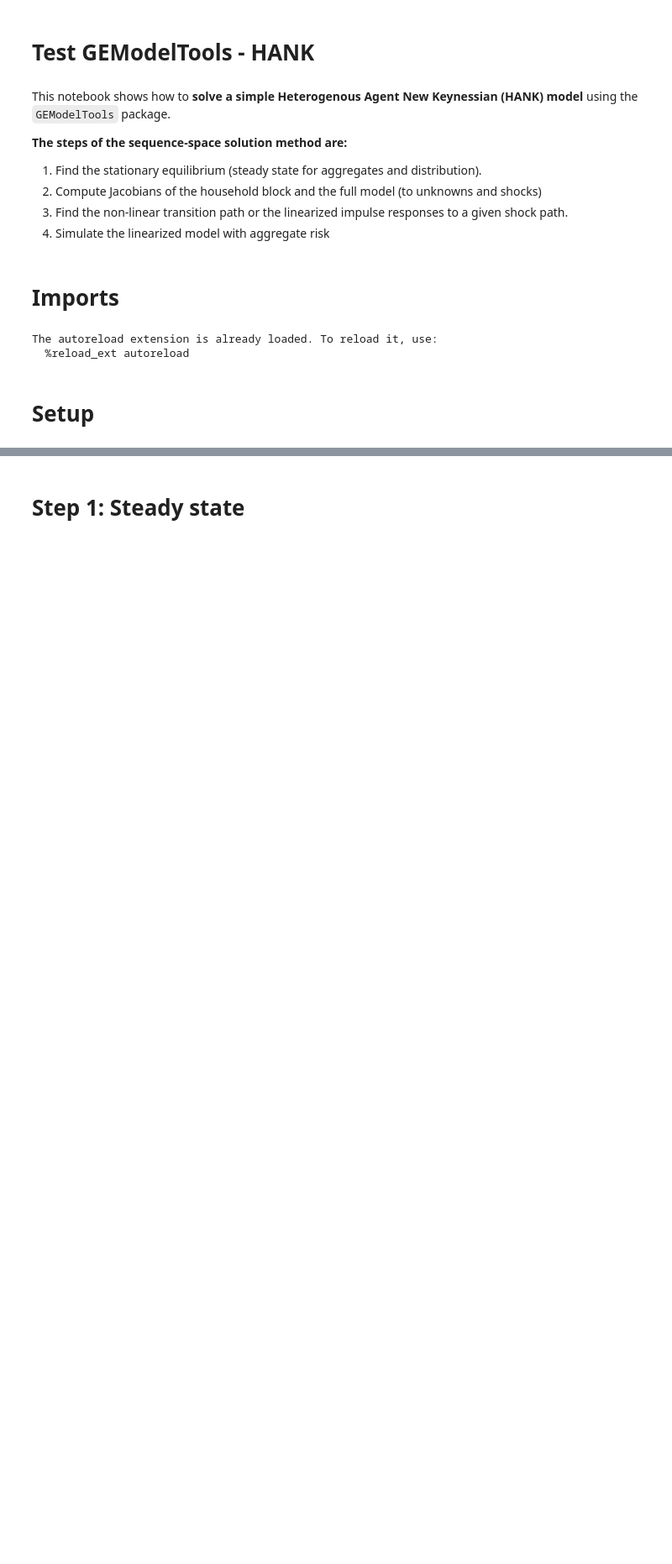
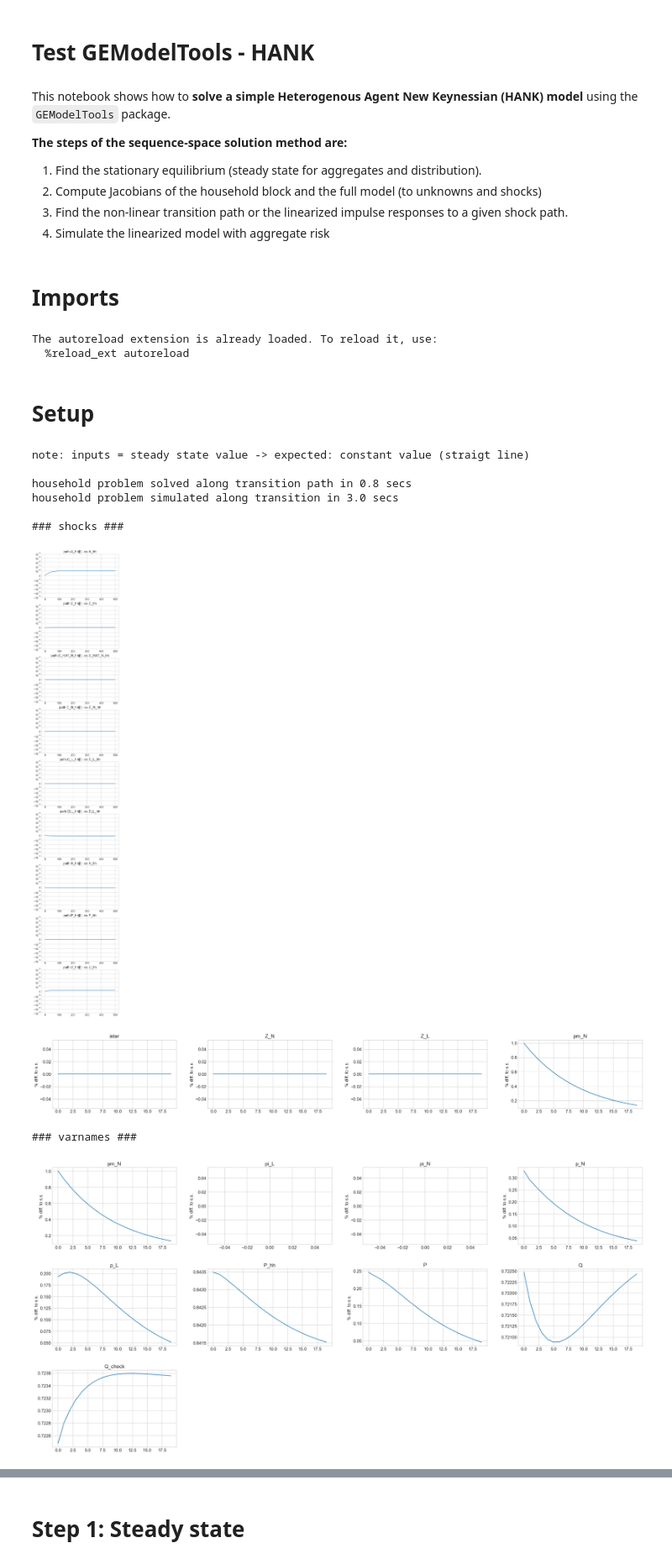
Before and after one commit to signehm0812/hank-speciale, a Jupyter notebook: two_sectors_subsistence/two_sector/HANK.ipynb, the cells around one changed output, grey strips where cells are left out. Shown at 84% size. Saved outputs shown, nothing was run; the diff lists cells and outputs as text; code cells hidden in the pictures; blank space fills up the shorter version.

```diff
--- a/two_sectors_subsistence/two_sector/HANK.ipynb
+++ b/two_sectors_subsistence/two_sector/HANK.ipynb
@@ -37,3 +37,29 @@ The autoreload extension is already loaded. To reload it, use:
 #print(model)
 model = HANKModelClass(name='baseline')
 #model.print_unpack_varlist()
+# %%
+model = HANKModelClass(name='baseline')
+model.find_ss(do_print=False)
+par = model.par
+ss = model.ss
+path = model.path
+sim = model.sim
+model.test_hh_path()
+model.compute_jacs(do_print=False)
+par.jump_istar = 0.0 # MP shock removed
+par.jump_pm_N     = 0.01*ss.Q # cost push shock
+model.find_transition_path(do_print=False) #all
+paths = ['pm_N','pi_L','pi_N','p_N','p_L','P_hh','P','Q','Q_check'] #Show all graphs
+lvl_value = ['i','pi_L','pi_N','r','pi','tau','Q','Q_check','P_hh'] #Show all push
+model.show_IRFs(paths,lvl_value=lvl_value,T_max=20,ncols=4)
+# %% [output]
+note: inputs = steady state value -> expected: constant value (straigt line)
+
+household problem solved along transition path in 0.8 secs
+household problem simulated along transition in 3.0 secs
+
+### shocks ###
+[figure, added]
+[figure, added]
+### varnames ###
+[figure, added]
```
Also changed, not shown: parts of 35 cells of this notebook, 2 other files.
